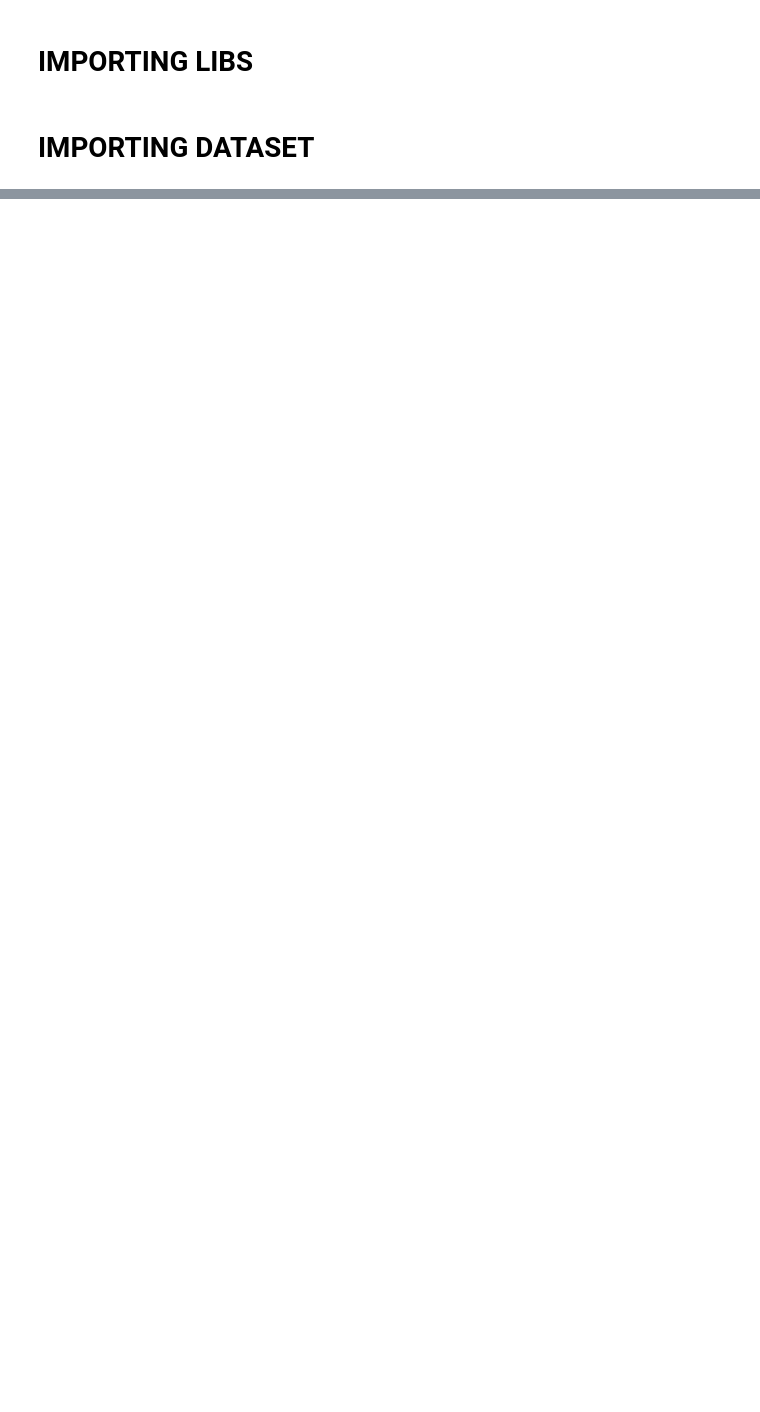
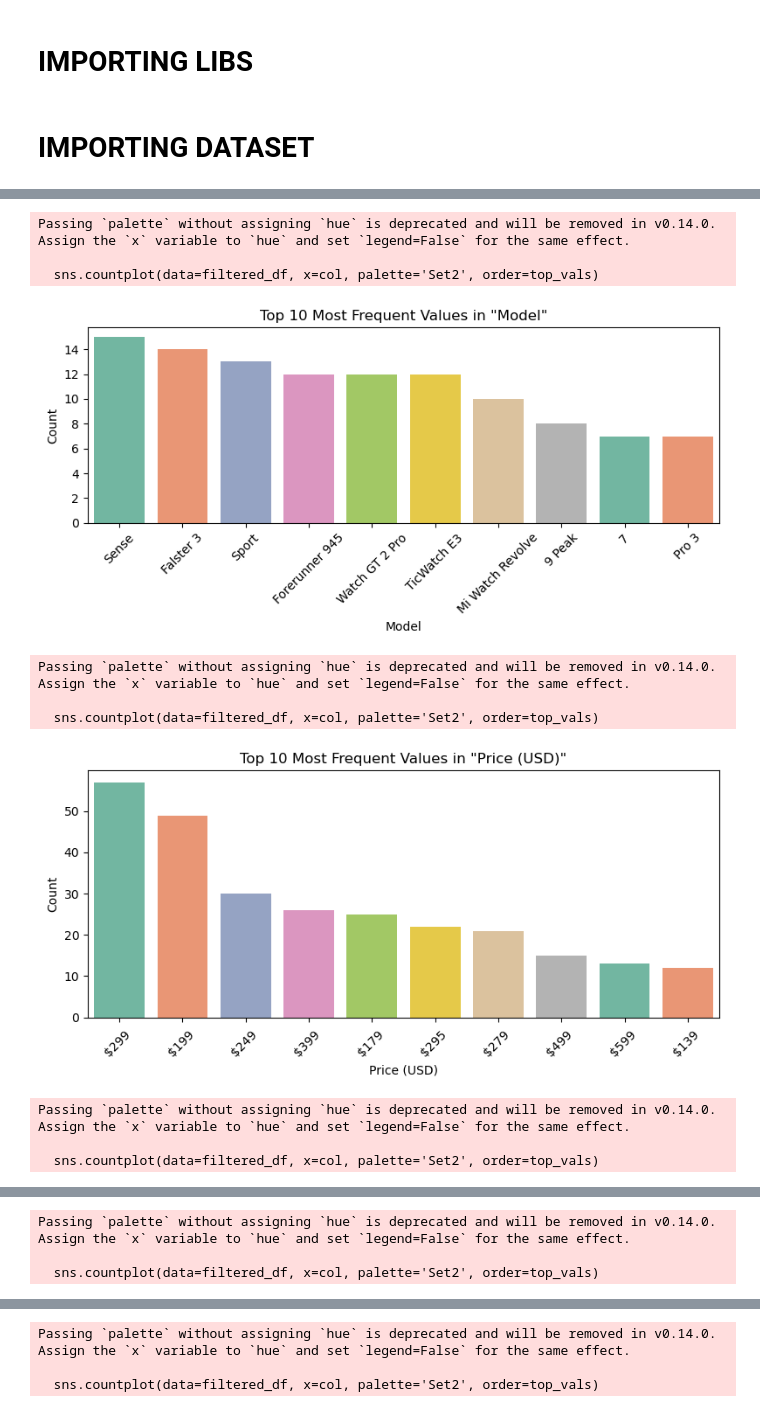
Before and after one commit to Eddythemachine/Understand_Customers_with_KMeans_Clustering, a Jupyter notebook: notebooks/eda.ipynb, the cells around one changed output, grey strips where cells are left out. Cells and saved outputs as stored; diff of their text form; code cells hidden in the pictures; blank space fills up the shorter version.

```diff
--- a/notebooks/eda.ipynb
+++ b/notebooks/eda.ipynb
@@ -85,0 +172,33 @@ dtype: int64
+# %%
+def plot_top_n_values_in_top_n_nunique_features(df, top_n_features=5, top_n_values=10):
+    # Get top N columns with highest number of unique values
+    nunique_counts = df.nunique().sort_values(ascending=False)
+    top_features = nunique_counts.head(top_n_features).index
+
+    # Plot only the top N most frequent values for each feature
+    for col in top_features:
+        top_vals = df[col].value_counts().nlargest(top_n_values).index
+        filtered_df = df[df[col].isin(top_vals)]
+
+        plt.figure(figsize=(8, 4))
+        sns.countplot(data=filtered_df, x=col, palette='Set2', order=top_vals)
+        plt.title(f'Top {top_n_values} Most Frequent Values in "{col}"')
+        plt.xlabel(col)
+        plt.ylabel('Count')
+        plt.xticks(rotation=45)
+        plt.tight_layout()
+        plt.show()
+# %%
+plot_top_n_values_in_top_n_nunique_features(df, top_n_features=cols_size, top_n_values=10);
+# %% [output]
+Passing `palette` without assigning `hue` is deprecated and will be removed in v0.14.0. Assign the `x` variable to `hue` and set `legend=False` for the same effect.
+
+  sns.countplot(data=filtered_df, x=col, palette='Set2', order=top_vals)
+[figure, added]
+Passing `palette` without assigning `hue` is deprecated and will be removed in v0.14.0. Assign the `x` variable to `hue` and set `legend=False` for the same effect.
+
+  sns.countplot(data=filtered_df, x=col, palette='Set2', order=top_vals)
+[figure, added]
+Passing `palette` without assigning `hue` is deprecated and will be removed in v0.14.0. Assign the `x` variable to `hue` and set `legend=False` for the same effect.
+
+  sns.countplot(data=filtered_df, x=col, palette='Set2', order=top_vals)
@@ -85,0 +206,3 @@ dtype: int64
+Passing `palette` without assigning `hue` is deprecated and will be removed in v0.14.0. Assign the `x` variable to `hue` and set `legend=False` for the same effect.
+
+  sns.countplot(data=filtered_df, x=col, palette='Set2', order=top_vals)
@@ -85,0 +210,3 @@ dtype: int64
+Passing `palette` without assigning `hue` is deprecated and will be removed in v0.14.0. Assign the `x` variable to `hue` and set `legend=False` for the same effect.
+
+  sns.countplot(data=filtered_df, x=col, palette='Set2', order=top_vals)
```
Also changed, not shown: parts of 16 cells of this notebook, 2 other files.
